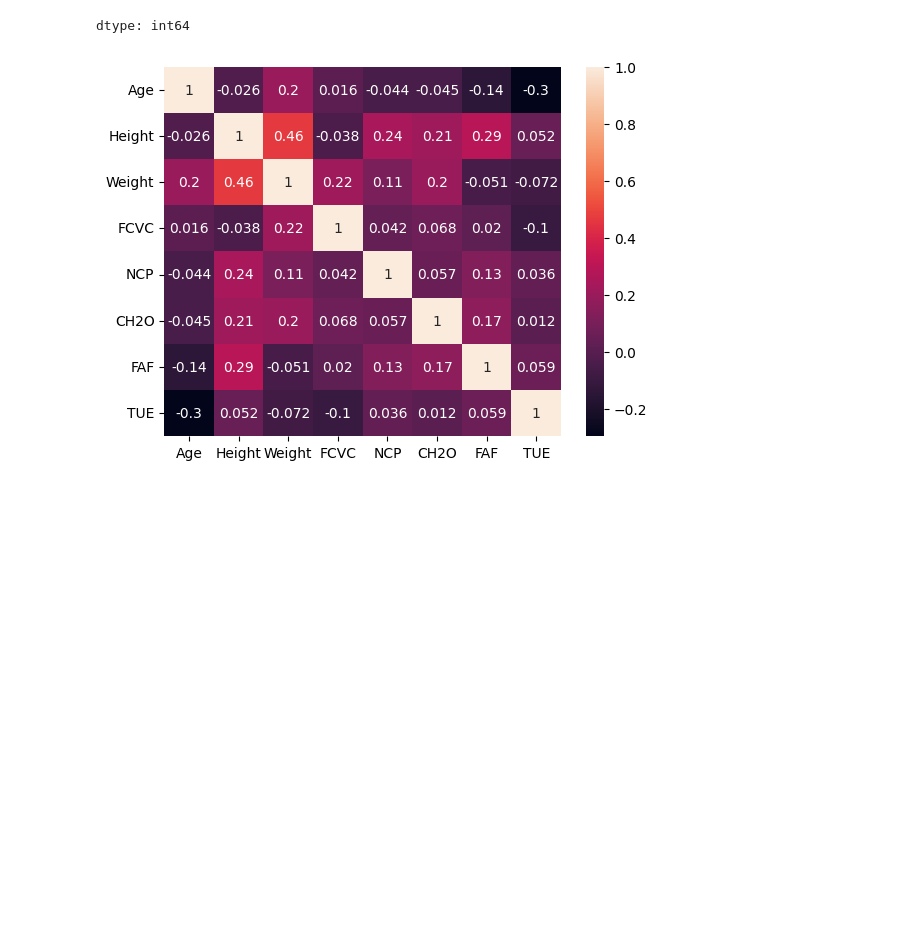
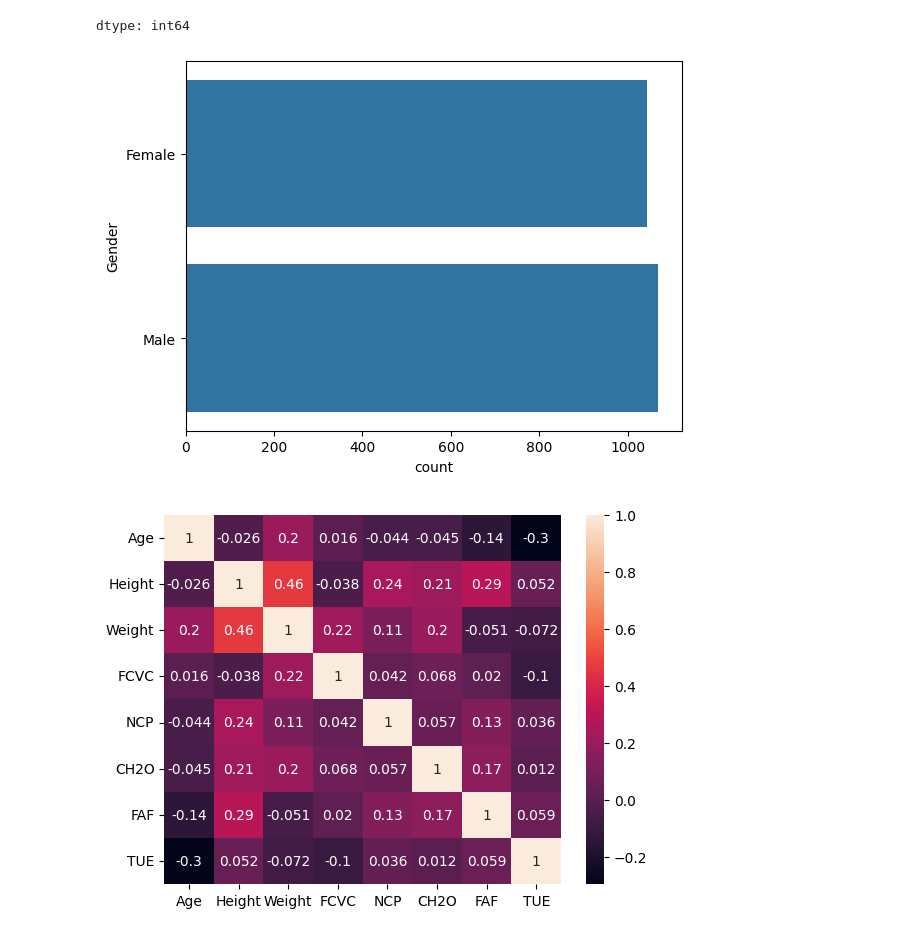
Before and after one commit to RichardKameri/MACHINE-LEARNING-1, a Jupyter notebook: Obesity.ipynb, the cells around one changed output. Saved outputs shown, nothing was run; the diff lists cells and outputs as text; code cells hidden in the pictures; blank space fills up the shorter version.

```diff
--- a/Obesity.ipynb
+++ b/Obesity.ipynb
@@ -56,6 +56,12 @@ df.isnull().sum()
 | MTRANS | 0 |
 | NObeyesdad | 0 |
 dtype: int64
+# %%
+# countplot graph for the gender column
+sns.countplot(df['Gender'])
+plt.show()
+# %% [output]
+[figure, added]
 # %%
 # creating a heatmap to show correlation
 # creating a heatmap to show correlation
```
Also changed, not shown: parts of 4 cells of this notebook.
